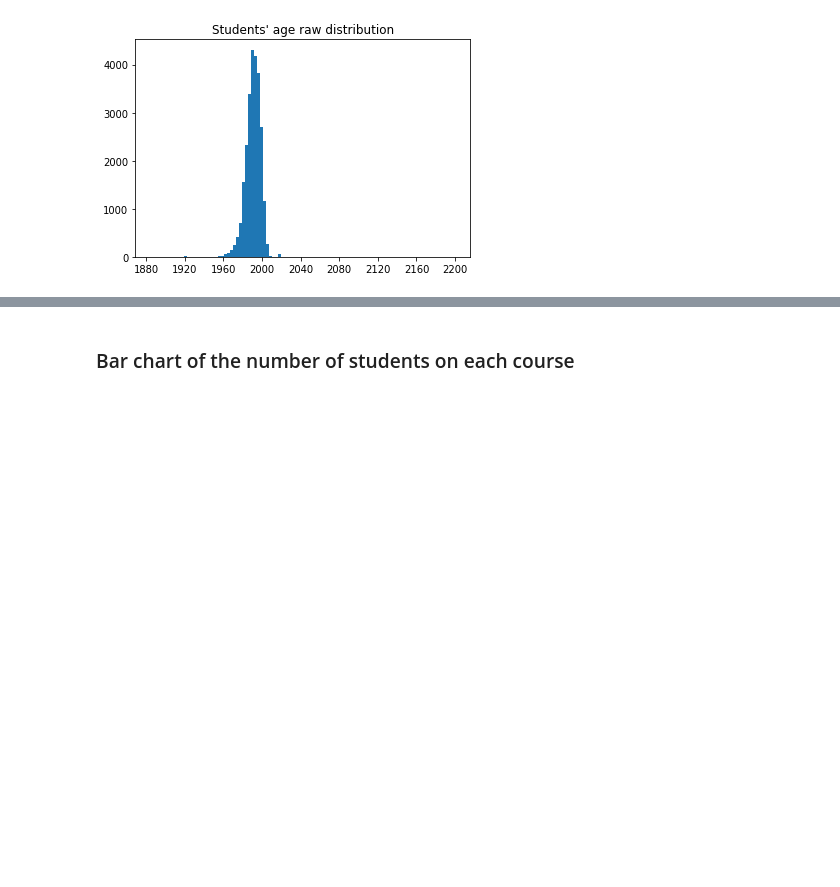
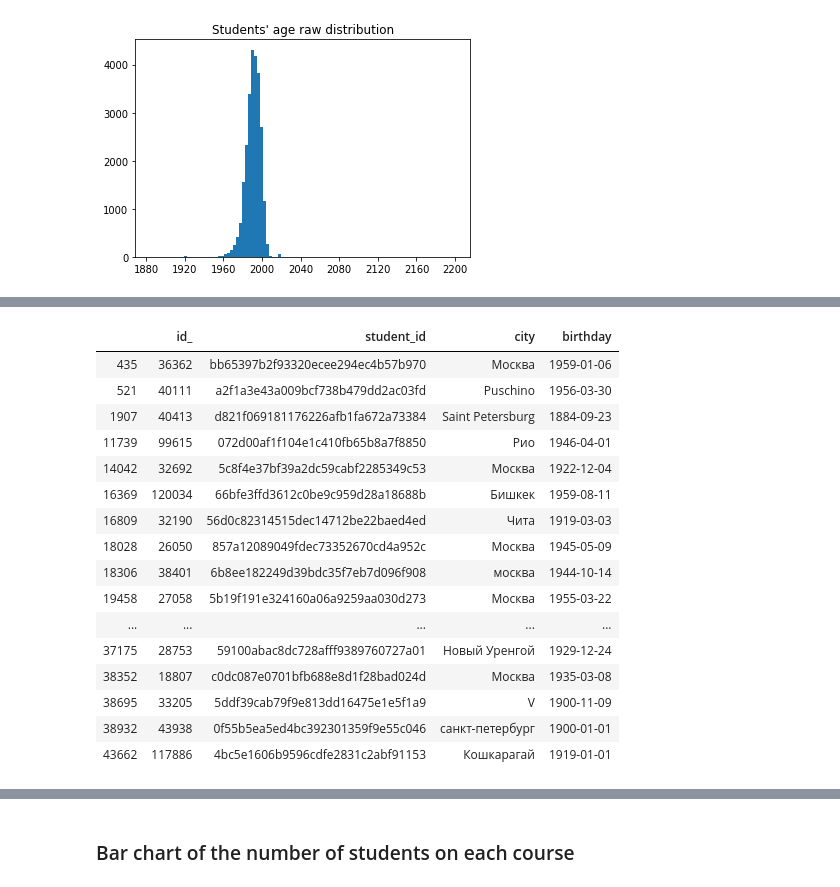
Before and after one commit to George-Mounts/skillbox_courseworks, a Jupyter notebook: analytics_1/Part1_Coursework_Analytics_1.ipynb, the cells around one changed output, grey strips where cells are left out. Drawn from its saved outputs; the diff is of its cells as text; code cells hidden in the pictures; blank space fills up the shorter version.

```diff
--- a/analytics_1/Part1_Coursework_Analytics_1.ipynb
+++ b/analytics_1/Part1_Coursework_Analytics_1.ipynb
@@ -260,3 +275,23 @@ Min: 1884-09-23 00:00:00 | Max: 2199-10-07 00:00:00
+# %%
+dset_students.loc[range_dates_mask].dropna(subset=["city"])
+# %% [output]
+|  | id_ | student_id | city | birthday |
+| 435 | 36362 | bb65397b2f93320ecee294ec4b57b970 | Москва | 1959-01-06 |
+| 521 | 40111 | a2f1a3e43a009bcf738b479dd2ac03fd | Puschino | 1956-03-30 |
+| 1907 | 40413 | d821f069181176226afb1fa672a73384 | Saint Petersburg | 1884-09-23 |
+| 11739 | 99615 | 072d00af1f104e1c410fb65b8a7f8850 | Рио | 1946-04-01 |
+| 14042 | 32692 | 5c8f4e37bf39a2dc59cabf2285349c53 | Москва | 1922-12-04 |
+| 16369 | 120034 | 66bfe3ffd3612c0be9c959d28a18688b | Бишкек | 1959-08-11 |
+| 16809 | 32190 | 56d0c82314515dec14712be22baed4ed | Чита | 1919-03-03 |
+| 18028 | 26050 | 857a12089049fdec73352670cd4a952c | Москва | 1945-05-09 |
+| 18306 | 38401 | 6b8ee182249d39bdc35f7eb7d096f908 | москва | 1944-10-14 |
+| 19458 | 27058 | 5b19f191e324160a06a9259aa030d273 | Москва | 1955-03-22 |
+| ... | ... | ... | ... | ... |
+| 37175 | 28753 | 59100abac8dc728afff9389760727a01 | Новый Уренгой | 1929-12-24 |
+| 38352 | 18807 | c0dc087e0701bfb688e8d1f28bad024d | Москва | 1935-03-08 |
+| 38695 | 33205 | 5ddf39cab79f9e813dd16475e1e5f1a9 | V | 1900-11-09 |
+| 38932 | 43938 | 0f55b5ea5ed4bc392301359f9e55c046 | санкт-петербург | 1900-01-01 |
+| 43662 | 117886 | 4bc5e1606b9596cdfe2831c2abf91153 | Кошкарагай | 1919-01-01 |
 # %%
 # Clamp
 
```
Also changed, not shown: parts of 6 cells of this notebook.
